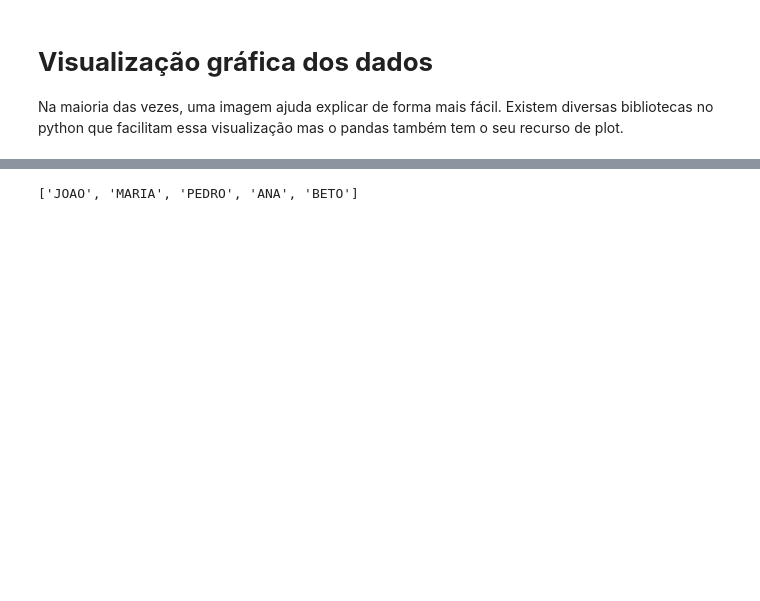
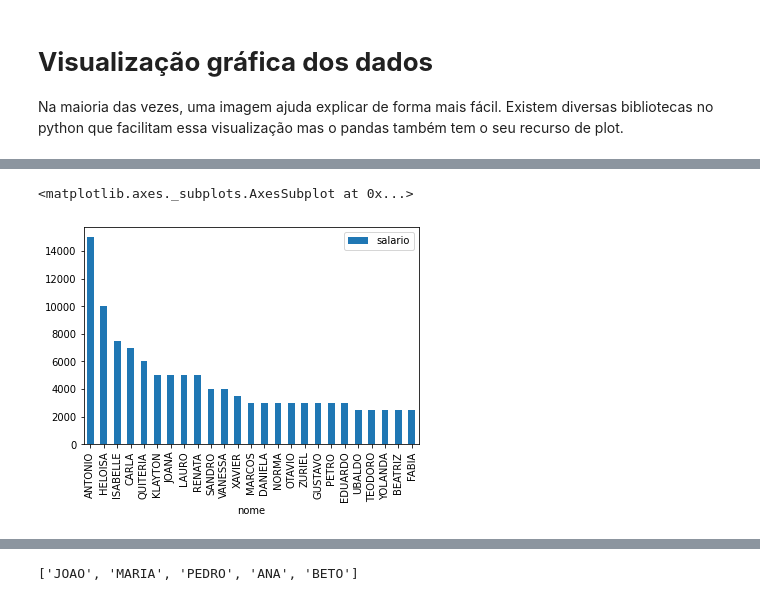
Before and after one commit to italomarcelogit/Tutorial-de-Pandas, a Jupyter notebook: Notebook_Dicas_Pandas_DataFrame.ipynb, the cells around one changed output, grey strips where cells are left out. Drawn from its saved outputs; the diff is of its cells as text; code cells hidden in the pictures; blank space fills up the shorter version.

```diff
--- a/Notebook_Dicas_Pandas_DataFrame.ipynb
+++ b/Notebook_Dicas_Pandas_DataFrame.ipynb
@@ -1282,0 +1378,6 @@ Vamos utilizar o dataframe vendas como exemplo e as bibliotecas plotly e seaborn
+# %%
+nome_salario = df.sort_values(by='salario', ascending=False)
+nome_salario.plot.bar(x='nome', y='salario')
+# %% [output]
+<matplotlib.axes._subplots.AxesSubplot at 0x...>
+[figure, added]
```
Also changed, not shown: parts of 95 cells of this notebook.
